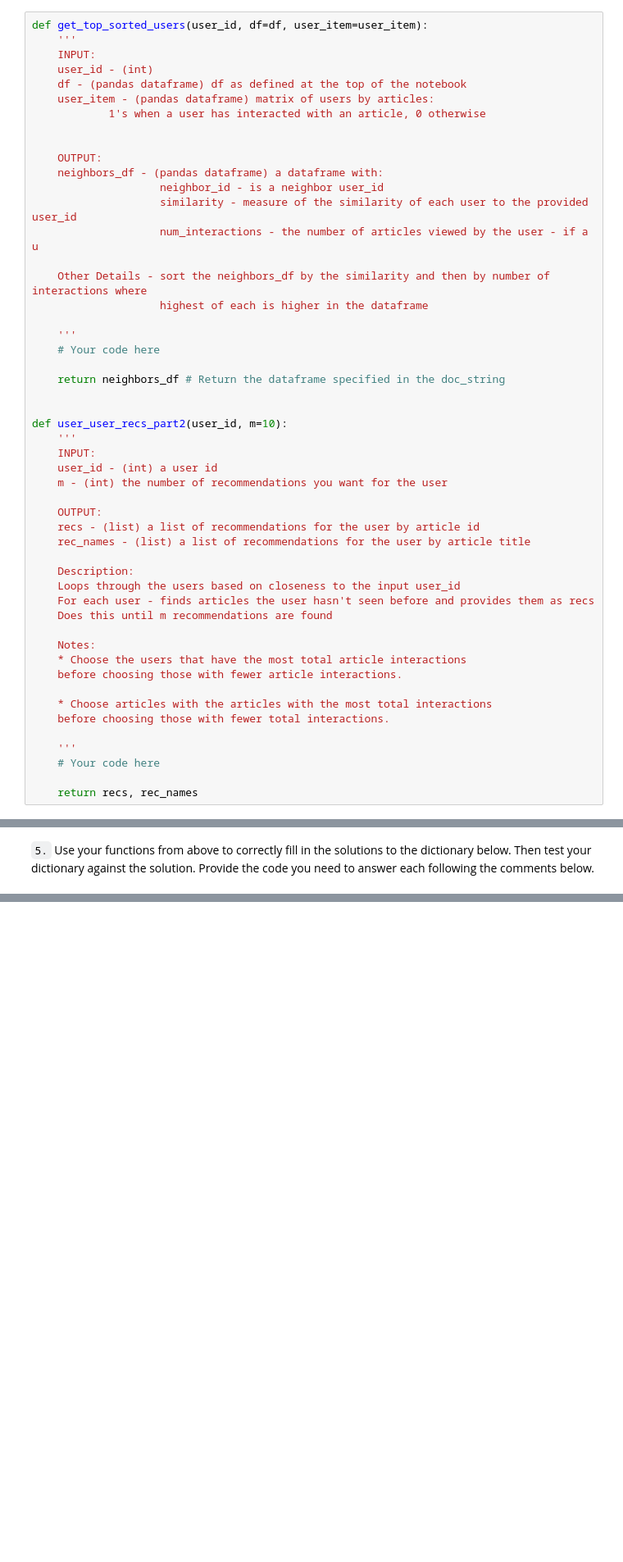
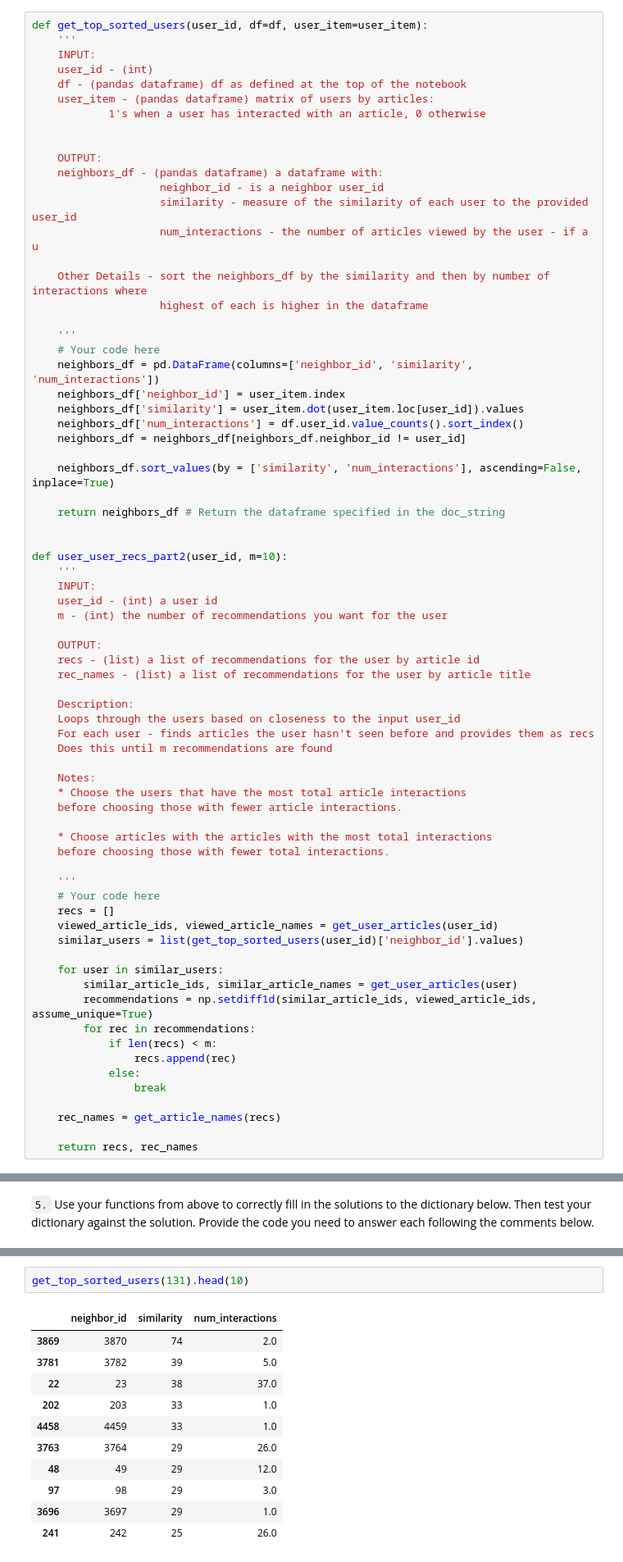
Before and after one commit to uforodavid/Recommendations-with-IBM, a Jupyter notebook: Recommendations_with_IBM.ipynb, the cells around one changed output, grey strips where cells are left out. Shown: that part at 82% size. Saved outputs shown, nothing was run; the diff lists cells and outputs as text; blank space fills up the shorter version.

Commit message:
update notebook
i completed functions that provides the most similar users and also completed user_user_recs.

```diff
--- a/Recommendations_with_IBM.ipynb
+++ b/Recommendations_with_IBM.ipynb
@@ -567,6 +587,13 @@ def get_top_sorted_users(user_id, df=df, user_item=user_item):
 
     '''
     # Your code here
+    neighbors_df = pd.DataFrame(columns=['neighbor_id', 'similarity', 'num_interactions'])
+    neighbors_df['neighbor_id'] = user_item.index
+    neighbors_df['similarity'] = user_item.dot(user_item.loc[user_id]).values
+    neighbors_df['num_interactions'] = df.user_id.value_counts().sort_index()
+    neighbors_df = neighbors_df[neighbors_df.neighbor_id != user_id]
+
+    neighbors_df.sort_values(by = ['similarity', 'num_interactions'], ascending=False, inplace=True)
 
     return neighbors_df # Return the dataframe specified in the doc_string
 
@@ -595,6 +622,20 @@ def user_user_recs_part2(user_id, m=10):
 
     '''
     # Your code here
+    recs = []
+    viewed_article_ids, viewed_article_names = get_user_articles(user_id)
+    similar_users = list(get_top_sorted_users(user_id)['neighbor_id'].values)
+
+    for user in similar_users:
+        similar_article_ids, similar_article_names = get_user_articles(user)
+        recommendations = np.setdiff1d(similar_article_ids, viewed_article_ids, assume_unique=True)
+        for rec in recommendations:
+            if len(recs) < m:
+                recs.append(rec)
+            else:
+                break
+
+    rec_names = get_article_names(recs)
 
     return recs, rec_names
 # %%
@@ -610,3 +666,17 @@ print(rec_names)
+# %%
+get_top_sorted_users(131).head(10)
+# %% [output]
+|  | neighbor_id | similarity | num_interactions |
+| 3869 | 3870 | 74 | 2.0 |
+| 3781 | 3782 | 39 | 5.0 |
+| 22 | 23 | 38 | 37.0 |
+| 202 | 203 | 33 | 1.0 |
+| 4458 | 4459 | 33 | 1.0 |
+| 3763 | 3764 | 29 | 26.0 |
+| 48 | 49 | 29 | 12.0 |
+| 97 | 98 | 29 | 3.0 |
+| 3696 | 3697 | 29 | 1.0 |
+| 241 | 242 | 25 | 26.0 |
 # %%
 ### Tests with a dictionary of results
 
```
Also changed, not shown: parts of 12 cells of this notebook.
